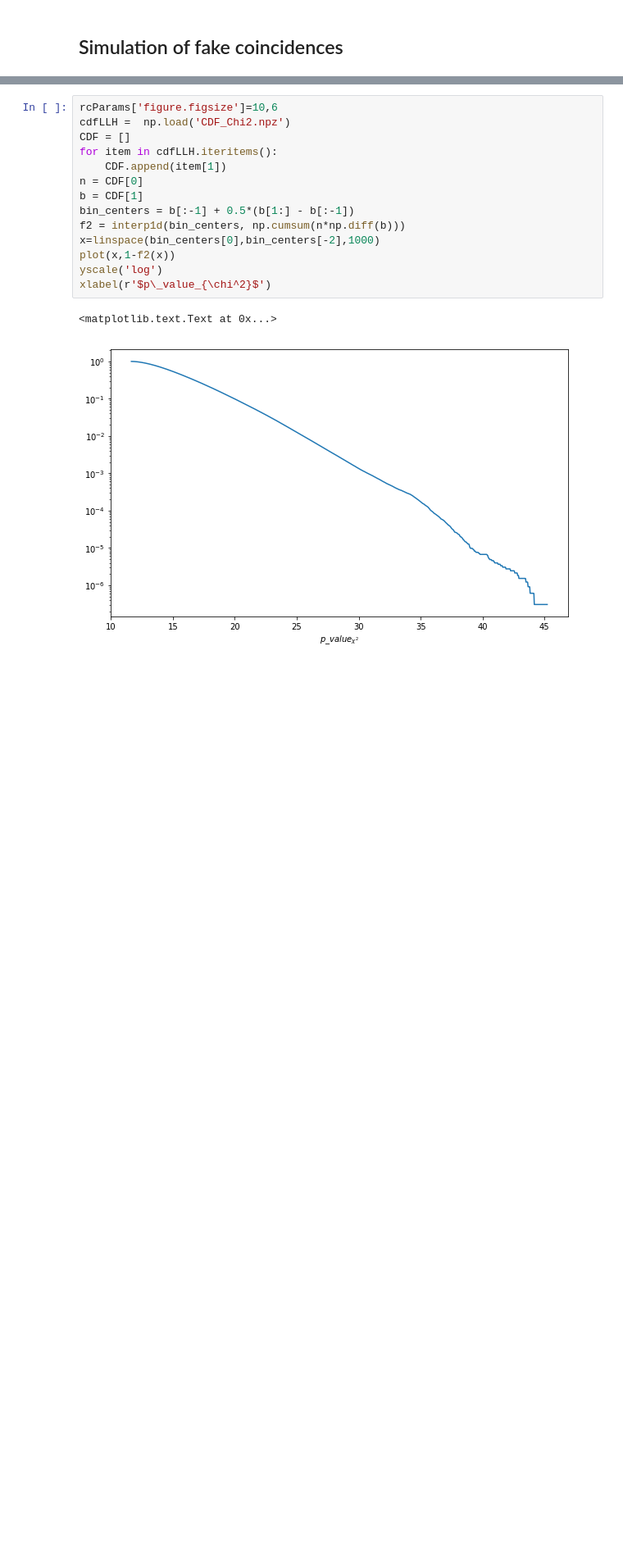
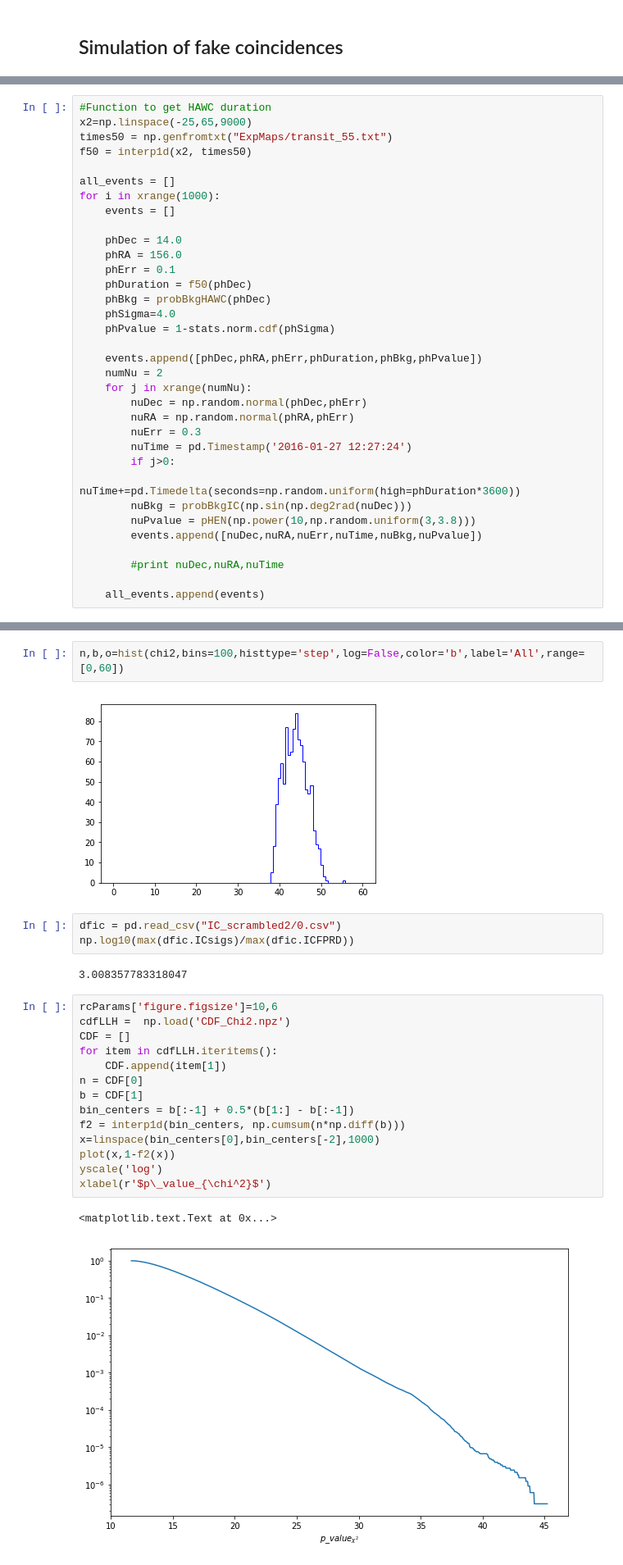
Before and after one commit to hayalaso/Analyses_AMON, a Jupyter notebook: HAWC_IC/HAWC-IC_Coinc.ipynb, the cells around one changed output, grey strips where cells are left out. Shown at 82% size. Saved outputs shown, nothing was run; the diff lists cells and outputs as text; blank space fills up the shorter version.

```diff
--- a/HAWC_IC/HAWC-IC_Coinc.ipynb
+++ b/HAWC_IC/HAWC-IC_Coinc.ipynb
@@ -324,0 +470,34 @@ NameError: name 'picsigma' is not defined
+# %%
+#Function to get HAWC duration
+x2=np.linspace(-25,65,9000)
+times50 = np.genfromtxt("ExpMaps/transit_55.txt")
+f50 = interp1d(x2, times50)
+
+all_events = []
+for i in xrange(1000):
+    events = []
+
+    phDec = 14.0
+    phRA = 156.0
+    phErr = 0.1
+    phDuration = f50(phDec)
+    phBkg = probBkgHAWC(phDec)
+    phSigma=4.0
+    phPvalue = 1-stats.norm.cdf(phSigma)
+
+    events.append([phDec,phRA,phErr,phDuration,phBkg,phPvalue])
+    numNu = 2
+    for j in xrange(numNu):
+        nuDec = np.random.normal(phDec,phErr)
+        nuRA = np.random.normal(phRA,phErr)
+        nuErr = 0.3
+        nuTime = pd.Timestamp('2016-01-27 12:27:24')
+        if j>0:
+            nuTime+=pd.Timedelta(seconds=np.random.uniform(high=phDuration*3600))
+        nuBkg = probBkgIC(np.sin(np.deg2rad(nuDec)))
+        nuPvalue = pHEN(np.power(10,np.random.uniform(3,3.8)))
+        events.append([nuDec,nuRA,nuErr,nuTime,nuBkg,nuPvalue])
+
+        #print nuDec,nuRA,nuTime
+
+    all_events.append(events)
@@ -325,3 +593,12 @@ NameError: name 'picsigma' is not defined
+# %%
+n,b,o=hist(chi2,bins=100,histtype='step',log=False,color='b',label='All',range=[0,60])
+# %% [output]
+[figure, added]
+# %%
+dfic = pd.read_csv("IC_scrambled2/0.csv")
+np.log10(max(dfic.ICsigs)/max(dfic.ICFPRD))
+# %% [output]
+3.008357783318047
 # %%
 rcParams['figure.figsize']=10,6
 cdfLLH =  np.load('CDF_Chi2.npz')
```
Also changed, not shown: parts of 10 cells of this notebook.
